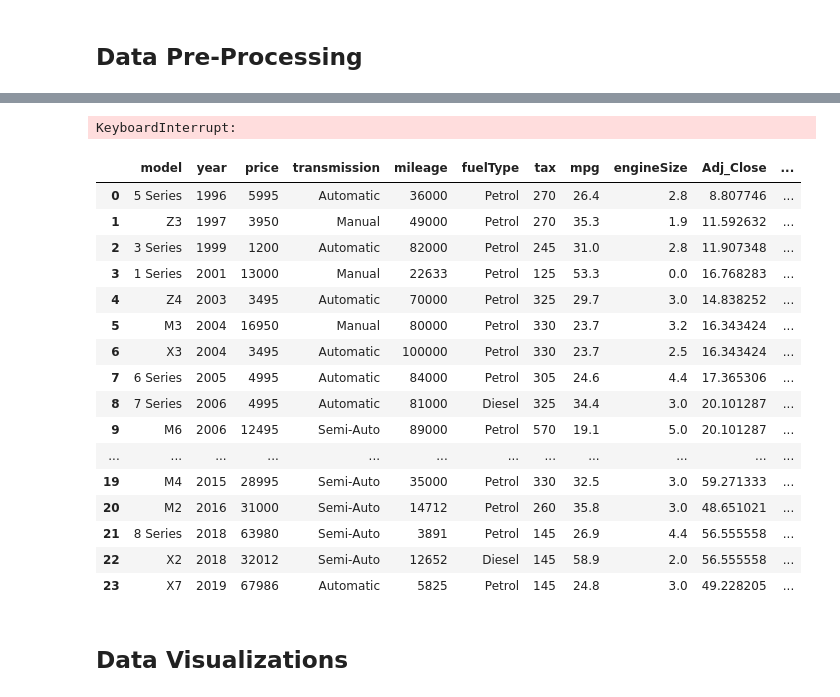
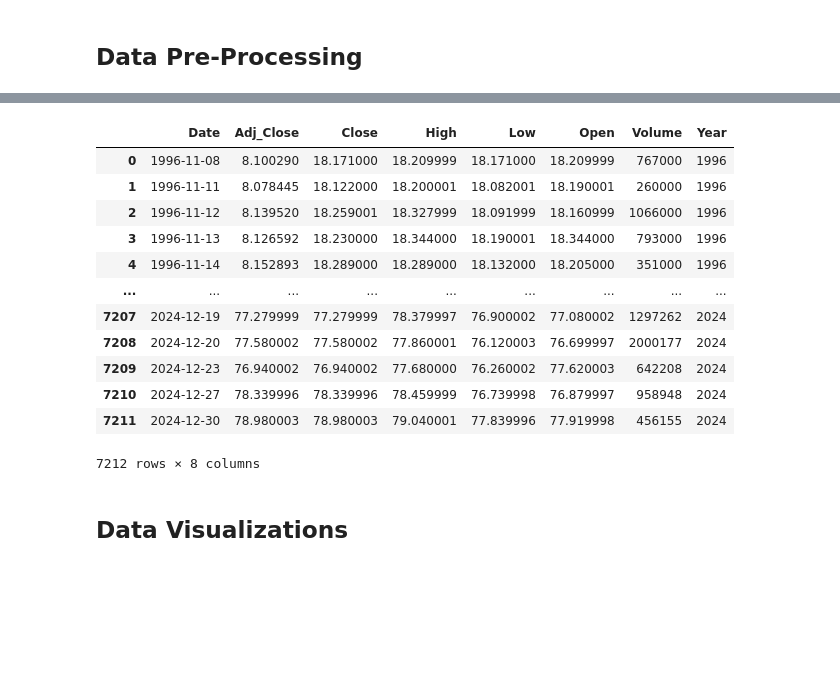
Before and after one commit to Kev-in123/DATA-200-Midterm, a Jupyter notebook: Midterm.ipynb, the cells around one changed output, grey strips where cells are left out. Drawn from its saved outputs; the diff is of its cells as text; code cells hidden in the pictures; blank space fills up the shorter version.

```diff
--- a/Midterm.ipynb
+++ b/Midterm.ipynb
@@ -49,48 +79,0 @@ inflation_cleaned["year"] = inflation_cleaned["year"].astype(int)
-# %%
-data = []
-index_inflation = 0
-MAX_INDEX = 23
-for i in range(len(data_bmw)):
-    while index_inflation < MAX_INDEX and inflation_cleaned["year"][index_inflation] != data_bmw["year"][i]:
-        inflation_index += 1
-
-    data.append(inflation_cleaned["inflation"][index_inflation] * data_bmw["adj_close"][i])
-
-
-
-#data_bmw["infl_adj_close"] = data_bmw.apply(lambda row: row[])
-data_bmw
-# %% [output]
-KeyboardInterrupt:
-# %%
-# This groups by the years and averages on all the other columns (other than date)
-avg_year = (
-    data_bmw
-    .groupby("year")[["adj_Close", "close", "high", "low", "open", "volume"]].mean()
-    .sort_values("year").reset_index()
-    )
-
-# This filters for the years each model was released
-model_release = data_cars.loc[data_cars.groupby("model")["year"].idxmin()].sort_values("year").reset_index(drop=True)
-
-#this is the merged dataset, it will be used for the scatterplot but probably not much else because its only 23 rows
-bmw_merge = pd.merge(model_release, avg_year, on = "year").drop_duplicates()
-bmw_merge
-# %% [output]
-|  | model | year | price | transmission | mileage | fuelType | tax | mpg | engineSize | Adj_Close | ... |
-| 0 | 5 Series | 1996 | 5995 | Automatic | 36000 | Petrol | 270 | 26.4 | 2.8 | 8.807746 | ... |
-| 1 | Z3 | 1997 | 3950 | Manual | 49000 | Petrol | 270 | 35.3 | 1.9 | 11.592632 | ... |
-| 2 | 3 Series | 1999 | 1200 | Automatic | 82000 | Petrol | 245 | 31.0 | 2.8 | 11.907348 | ... |
-| 3 | 1 Series | 2001 | 13000 | Manual | 22633 | Petrol | 125 | 53.3 | 0.0 | 16.768283 | ... |
-| 4 | Z4 | 2003 | 3495 | Automatic | 70000 | Petrol | 325 | 29.7 | 3.0 | 14.838252 | ... |
-| 5 | M3 | 2004 | 16950 | Manual | 80000 | Petrol | 330 | 23.7 | 3.2 | 16.343424 | ... |
-| 6 | X3 | 2004 | 3495 | Automatic | 100000 | Petrol | 330 | 23.7 | 2.5 | 16.343424 | ... |
-| 7 | 6 Series | 2005 | 4995 | Automatic | 84000 | Petrol | 305 | 24.6 | 4.4 | 17.365306 | ... |
-| 8 | 7 Series | 2006 | 4995 | Automatic | 81000 | Diesel | 325 | 34.4 | 3.0 | 20.101287 | ... |
-| 9 | M6 | 2006 | 12495 | Semi-Auto | 89000 | Petrol | 570 | 19.1 | 5.0 | 20.101287 | ... |
-| ... | ... | ... | ... | ... | ... | ... | ... | ... | ... | ... | ... |
-| 19 | M4 | 2015 | 28995 | Semi-Auto | 35000 | Petrol | 330 | 32.5 | 3.0 | 59.271333 | ... |
-| 20 | M2 | 2016 | 31000 | Semi-Auto | 14712 | Petrol | 260 | 35.8 | 3.0 | 48.651021 | ... |
-| 21 | 8 Series | 2018 | 63980 | Semi-Auto | 3891 | Petrol | 145 | 26.9 | 4.4 | 56.555558 | ... |
-| 22 | X2 | 2018 | 32012 | Semi-Auto | 12652 | Diesel | 145 | 58.9 | 2.0 | 56.555558 | ... |
-| 23 | X7 | 2019 | 67986 | Automatic | 5825 | Petrol | 145 | 24.8 | 3.0 | 49.228205 | ... |
@@ -97,2 +96,34 @@ bmw_merge
+# %%
+
+
+# This groups by the years and averages on all the other columns (other than date)
+avg_year = (
+    data_bmw
+    .groupby("Year")[["Adj_Close", "Close", "High", "Low", "Open", "Volume"]].mean()
+    .sort_values("Year").reset_index()
+    .rename(columns = {"Year" : "year"})
+    )
+
+# This filters for the years each model was released
+model_release = data_cars.loc[data_cars.groupby("model")["year"].idxmin()].sort_values("year").reset_index(drop=True)
+
+#this is the merged dataset, it will be used for the scatterplot but probably not much else because its only 23 rows
+bmw_merge = pd.merge(model_release, avg_year, on = "year").drop_duplicates()
+
+data_bmw
+# %% [output]
+|  | Date | Adj_Close | Close | High | Low | Open | Volume | Year |
+| 0 | 1996-11-08 | 8.100290 | 18.171000 | 18.209999 | 18.171000 | 18.209999 | 767000 | 1996 |
+| 1 | 1996-11-11 | 8.078445 | 18.122000 | 18.200001 | 18.082001 | 18.190001 | 260000 | 1996 |
+| 2 | 1996-11-12 | 8.139520 | 18.259001 | 18.327999 | 18.091999 | 18.160999 | 1066000 | 1996 |
+| 3 | 1996-11-13 | 8.126592 | 18.230000 | 18.344000 | 18.190001 | 18.344000 | 793000 | 1996 |
+| 4 | 1996-11-14 | 8.152893 | 18.289000 | 18.289000 | 18.132000 | 18.205000 | 351000 | 1996 |
+| ... | ... | ... | ... | ... | ... | ... | ... | ... |
+| 7207 | 2024-12-19 | 77.279999 | 77.279999 | 78.379997 | 76.900002 | 77.080002 | 1297262 | 2024 |
+| 7208 | 2024-12-20 | 77.580002 | 77.580002 | 77.860001 | 76.120003 | 76.699997 | 2000177 | 2024 |
+| 7209 | 2024-12-23 | 76.940002 | 76.940002 | 77.680000 | 76.260002 | 77.620003 | 642208 | 2024 |
+| 7210 | 2024-12-27 | 78.339996 | 78.339996 | 78.459999 | 76.739998 | 76.879997 | 958948 | 2024 |
+| 7211 | 2024-12-30 | 78.980003 | 78.980003 | 79.040001 | 77.839996 | 77.919998 | 456155 | 2024 |
+7212 rows × 8 columns
 # %% [markdown]
 ## Data Visualizations
```
Also changed, not shown: parts of 11 cells of this notebook.
